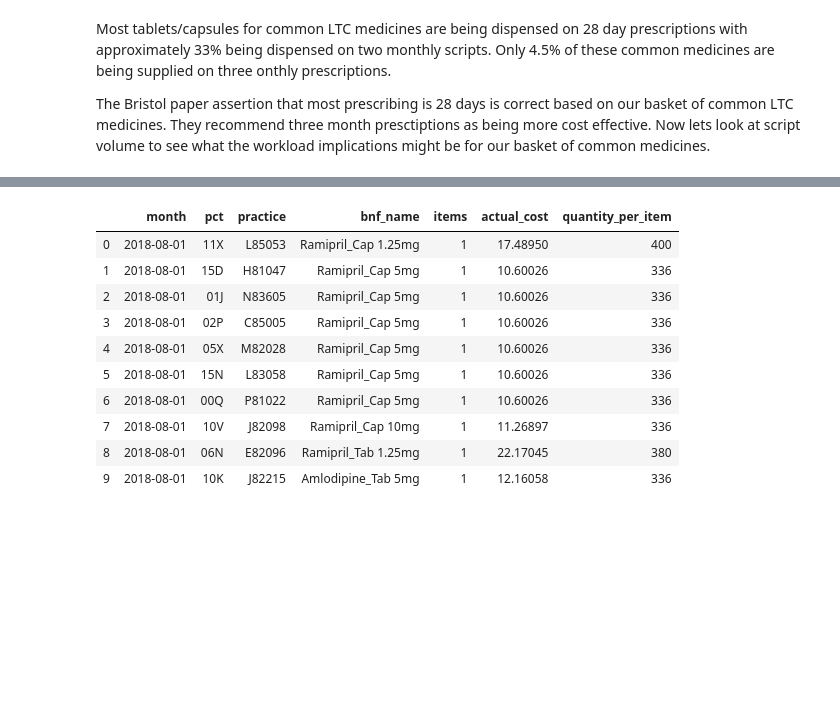
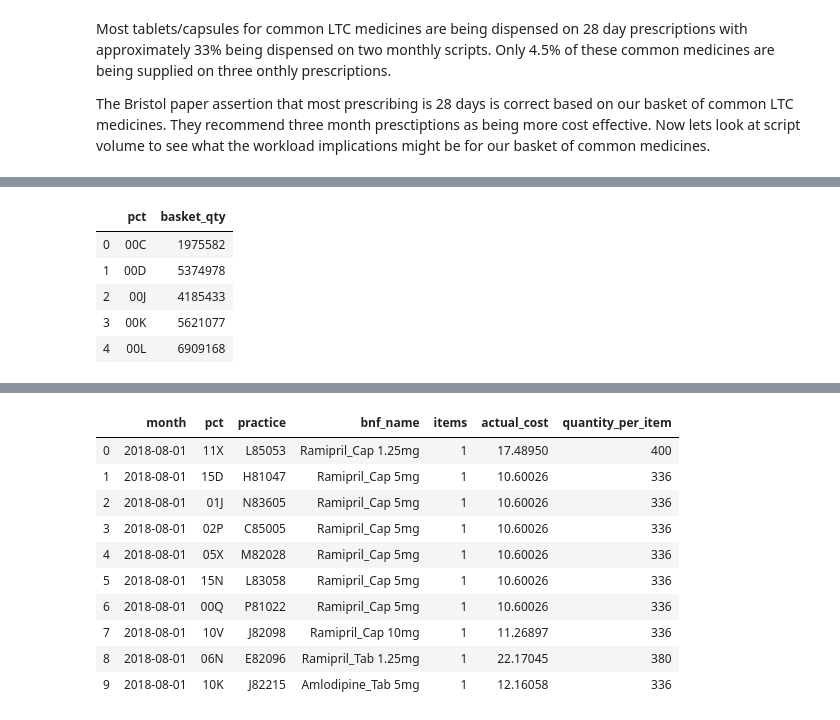
Before and after one commit to ebmdatalab/jupyter-notebooks, a Jupyter notebook: LTC Prescription Duration/LTC Rx Duration.ipynb, the cells around one changed output, grey strips where cells are left out. Cells and saved outputs as stored; diff of their text form; code cells hidden in the pictures; blank space fills up the shorter version.

```diff
--- a/LTC Prescription Duration/LTC Rx Duration.ipynb
+++ b/LTC Prescription Duration/LTC Rx Duration.ipynb
@@ -148,0 +165,11 @@ There are 16.2million one month scripts for our basket of common medicines.
+# %%
+ccg_total = df_common_ccg.groupby(["pct"]).sum().reset_index()
+ccg_total=ccg_total.rename(columns = {'total_quantity':'basket_qty'}).drop(columns =['quantity_per_item', 'items']) ##we don't need two columns
+ccg_total.head()
+# %% [output]
+|  | pct | basket_qty |
+| 0 | 00C | 1975582 |
+| 1 | 00D | 5374978 |
+| 2 | 00J | 4185433 |
+| 3 | 00K | 5621077 |
+| 4 | 00L | 6909168 |
```
Also changed, not shown: parts of 14 cells of this notebook.
